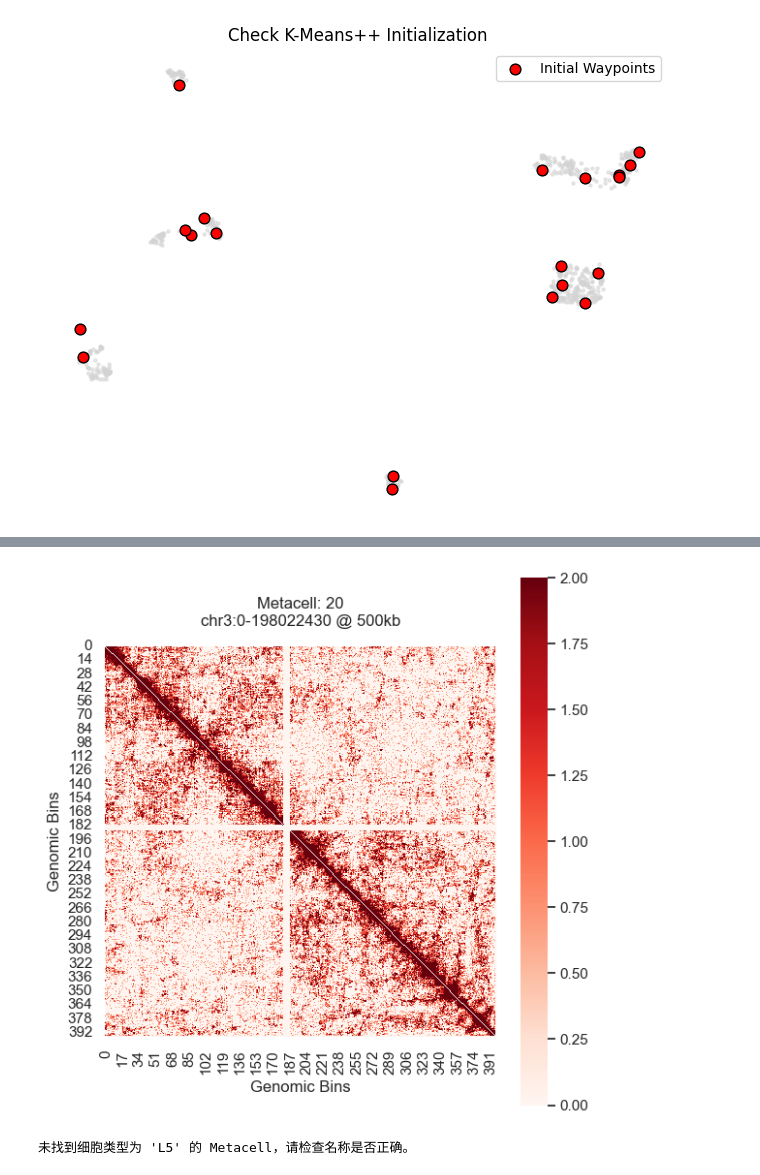
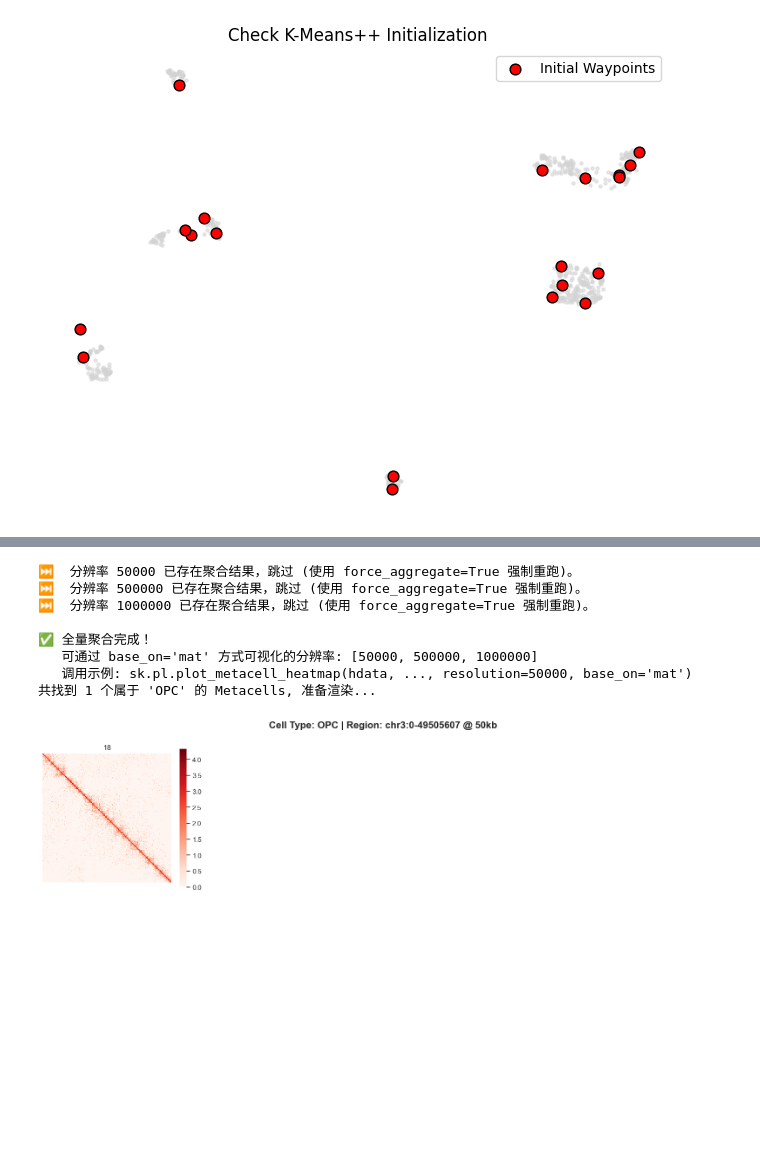
Before and after one commit to CCCKW/hstack, a Jupyter notebook: test.ipynb, the cells around one changed output, grey strips where cells are left out. Cells and saved outputs as stored; diff of their text form; code cells hidden in the pictures; blank space fills up the shorter version.

```diff
--- a/test.ipynb
+++ b/test.ipynb
@@ -265,3 +256,8 @@ sk.pl.plot_specific_metacell(hdata, metacell_id=20, resolution=500000)
+# %%
+chrom = 'chr3'
+resolution = 50000
+start =0
+end=198022430//4
 # %%
 sk.tl.aggregate_metacell_pairs(hdata,  n_jobs=2, force_aggregate=False,
                              convert_to_cool=True, convert_to_mcool=True,
@@ -288,26 +271,21 @@ HData object with 700 cells and 20 metacells
-# %%
-chrom = 'chr3'
-start = 0
-end = 198022430
-resolution = 500000
-
-sk.pl.plot_metacell_heatmap(hdata=hdata,
-                            metacell_id=20,
-                            chrom=chrom,
-                            balance=False,
-                            resolution=500000,
-                            start=start,
-                            log1p=True,
-                            end=end,vmax=2)
-sk.pl.plot_celltype_heatmaps(hdata=hdata,
-                             chrom=chrom,
-                             cell_type='L5',
-                            balance=False,
-                            resolution=500000,
-                            start=start,
-                            cell_type_col='dominant_label',
-                            ncols=3,
-                            end=end,vmax=2)
-# %% [output]
-[figure, removed]
-未找到细胞类型为 'L5' 的 Metacell，请检查名称是否正确。
+# %%
+# 1. 直接全内存聚合生成 mat (不需要跑 pair/cool/mcool)
+sk.tl.aggregate_metacell_mat(hdata, )
+
+# 2. 画图验证 (通过 base_on="mat" 一键路由)
+sk.pl.plot_celltype_heatmaps(hdata, cell_type='OPC', chrom=chrom,
+                                start=start,
+                                end=end,
+                                resolution=resolution,
+                                base_on='mat',
+                                cell_type_col='dominant_label',balance=False)
+# %% [output]
+⏭️  分辨率 50000 已存在聚合结果，跳过 (使用 force_aggregate=True 强制重跑)。
+⏭️  分辨率 500000 已存在聚合结果，跳过 (使用 force_aggregate=True 强制重跑)。
+⏭️  分辨率 1000000 已存在聚合结果，跳过 (使用 force_aggregate=True 强制重跑)。
+
+✅ 全量聚合完成！
+   可通过 base_on='mat' 方式可视化的分辨率: [50000, 500000, 1000000]
+   调用示例: sk.pl.plot_metacell_heatmap(hdata, ..., resolution=50000, base_on='mat')
+共找到 1 个属于 'OPC' 的 Metacells, 准备渲染...
+[figure, added]
```
Also changed, not shown: parts of 16 cells of this notebook, 4 other files.
